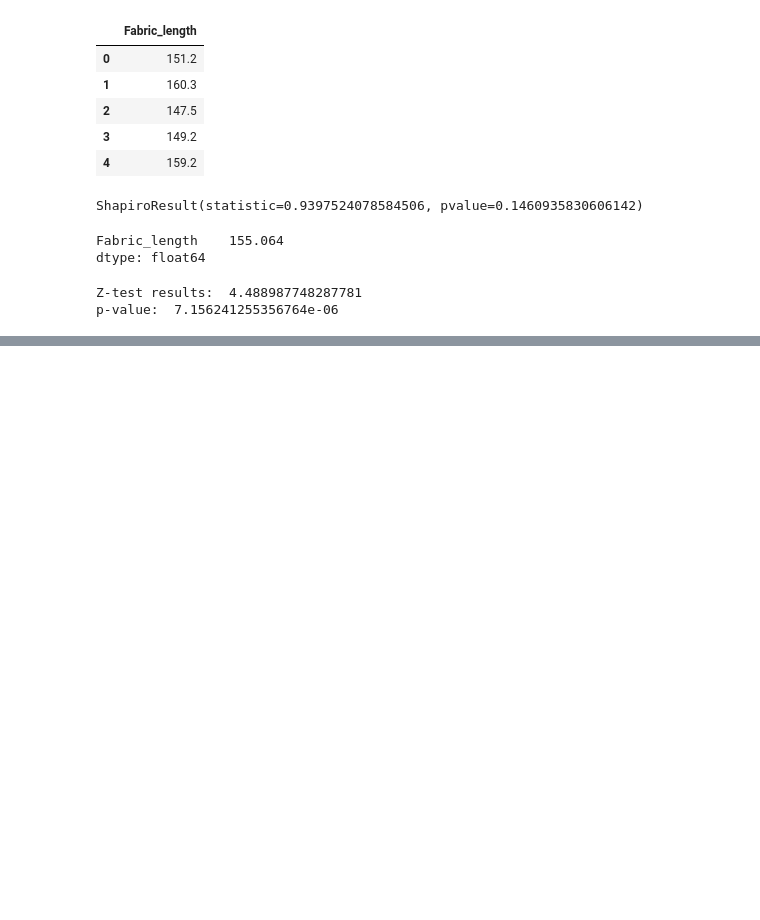
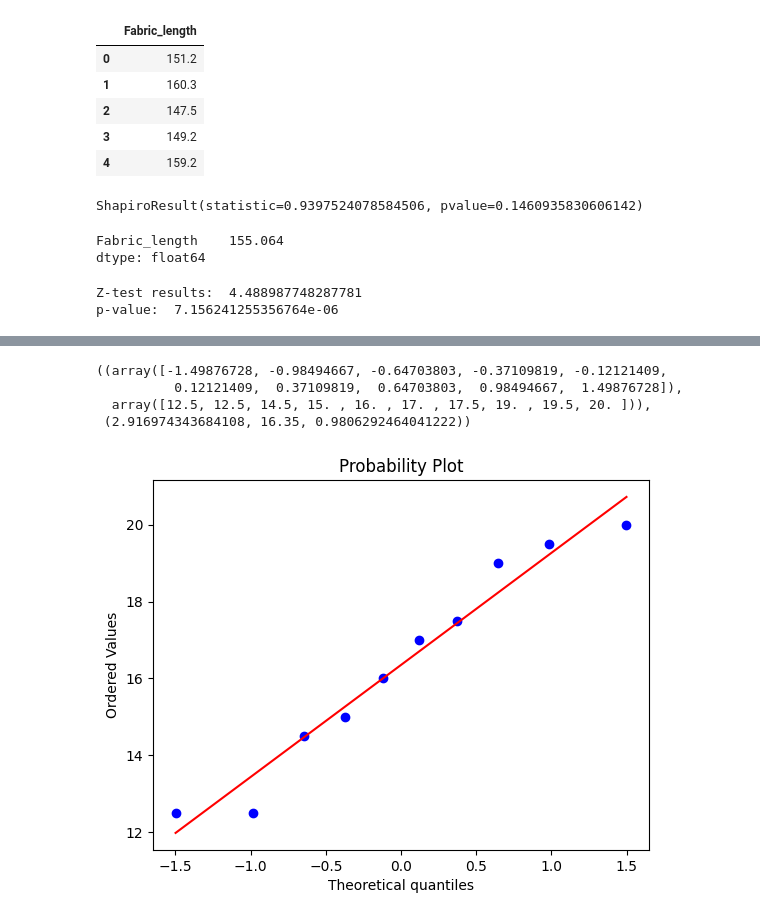
Before and after one commit to parth-gz/Data-Science, a Jupyter notebook: 17 - Hypothesis Testing/hypothesis_testing.ipynb, the cells around one changed output, grey strips where cells are left out. Drawn from its saved outputs; the diff is of its cells as text; code cells hidden in the pictures; blank space fills up the shorter version.

```diff
--- a/17 - Hypothesis Testing/hypothesis_testing.ipynb
+++ b/17 - Hypothesis Testing/hypothesis_testing.ipynb
@@ -110,0 +113,3 @@ p-value:  7.156241255356764e-06
+# %%
+fuel=pd.read_csv('mann_whitney_additive.csv')
+fuel.head()
@@ -110,0 +123,10 @@ p-value:  7.156241255356764e-06
+# %%
+fuel.columns=["without_additive","with_additive"]
+# %%
+stats.probplot(fuel.without_additive,dist='norm',plot=pylab)
+# %% [output]
+((array([-1.49876728, -0.98494667, -0.64703803, -0.37109819, -0.12121409,
+          0.12121409,  0.37109819,  0.64703803,  0.98494667,  1.49876728]),
+  array([12.5, 12.5, 14.5, 15. , 16. , 17. , 17.5, 19. , 19.5, 20. ])),
+ (2.916974343684108, 16.35, 0.9806292464041222))
+[figure, added]
```
Also changed, not shown: parts of 22 cells of this notebook.
